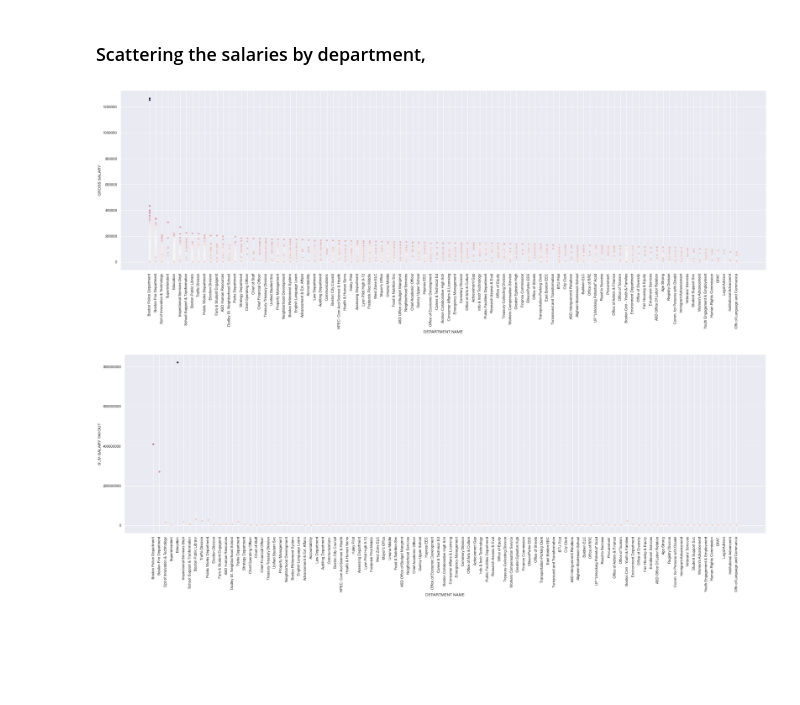
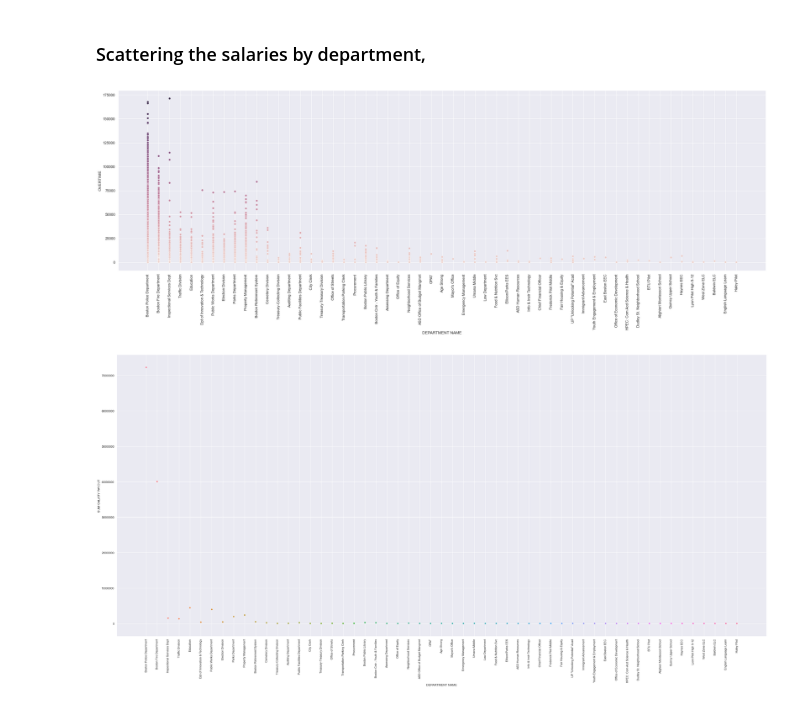
Before and after one commit to atomdog/CBBA, a Jupyter notebook: Documentation.ipynb, the cells around one changed output. Drawn from its saved outputs; the diff is of its cells as text; code cells hidden in the pictures; blank space fills up the shorter version.

```diff
--- a/Documentation.ipynb
+++ b/Documentation.ipynb
@@ -259,7 +259,7 @@ print(our_dataframe.head())
 
 
 departments = our_dataframe['DEPARTMENT_NAME']
-salaries = our_dataframe["TOTAL_GROSS"]
+salaries = our_dataframe["OVERTIME"]
 title = our_dataframe["TITLE"]
 title = our_dataframe["INJURED"]
 regular_salaries = our_dataframe["REGULAR"]
@@ -291,25 +291,25 @@ for x in salaries_per_department:
         points.append(point)
     points_summed.append([x, summation])
 
-our_cleaned_dataframe = pd.DataFrame(points, columns=["DEPARTMENT NAME", "GROSS SALARY"])
+our_cleaned_dataframe = pd.DataFrame(points, columns=["DEPARTMENT NAME", "OVERTIME"])
 our_cleaned_sum_dataframe = pd.DataFrame(points_summed, columns=["DEPARTMENT NAME", "SUM SALARY PAYOUT"])
 
 
 plt.ticklabel_format(style='plain', axis='y')
 plt.xticks(rotation=90)
-sns.set(rc = {'figure.figsize':(35,10)})
-sns.scatterplot(data=our_cleaned_dataframe, x="DEPARTMENT NAME", y="GROSS SALARY", hue="GROSS SALARY",legend = False)
+sns.set(rc = {'figure.figsize':(45,20)})
+sns.scatterplot(data=our_cleaned_dataframe, x="DEPARTMENT NAME", y="OVERTIME", hue="OVERTIME",legend = False)
 plt.show()
 
 #to add a legend: set legend = True;
 #plt.legend(bbox_to_anchor=(1.05, 1), loc=2, borderaxespad=0.)
 # %% [output]
-[figure, old version]
+[figure, new version]
 # %%
 plt.ticklabel_format(style='plain', axis='y')
 plt.xticks(rotation=90)
 sns.set(rc = {'figure.figsize':(35,10)})
-sns.scatterplot(data=our_cleaned_sum_dataframe, x="DEPARTMENT NAME", y="SUM SALARY PAYOUT", hue="SUM SALARY PAYOUT",legend = False)
+sns.scatterplot(data=our_cleaned_sum_dataframe, x="DEPARTMENT NAME", y="SUM SALARY PAYOUT", hue="DEPARTMENT NAME",legend = False)
 plt.show()
 # %% [output]
-[figure, old version]
+[figure, new version]
```
